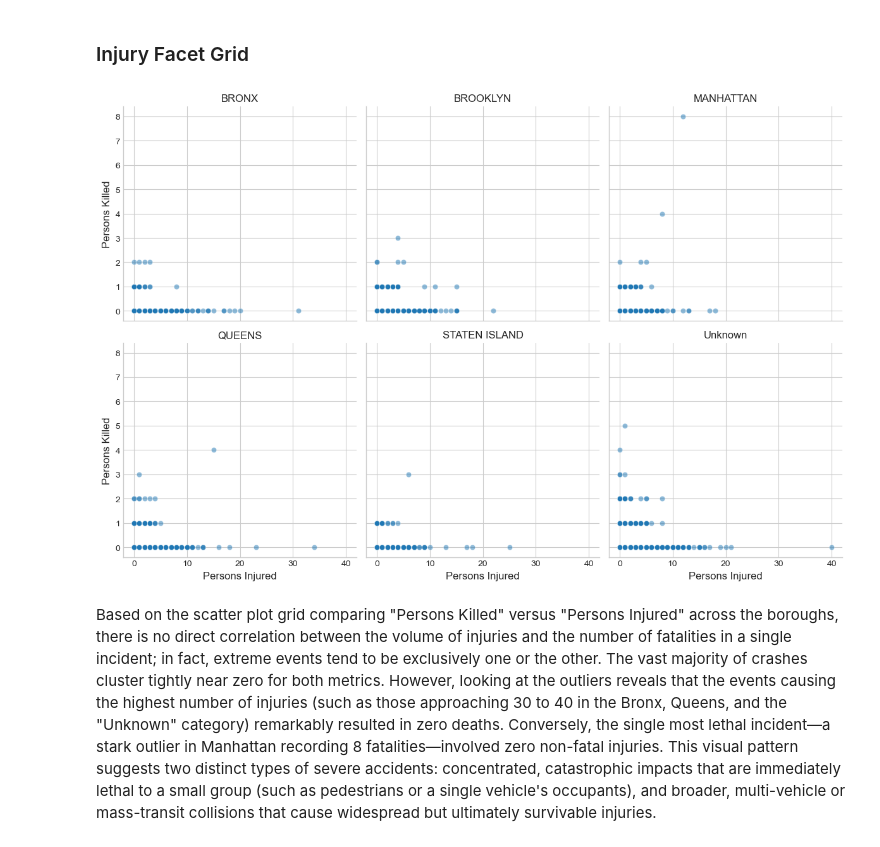
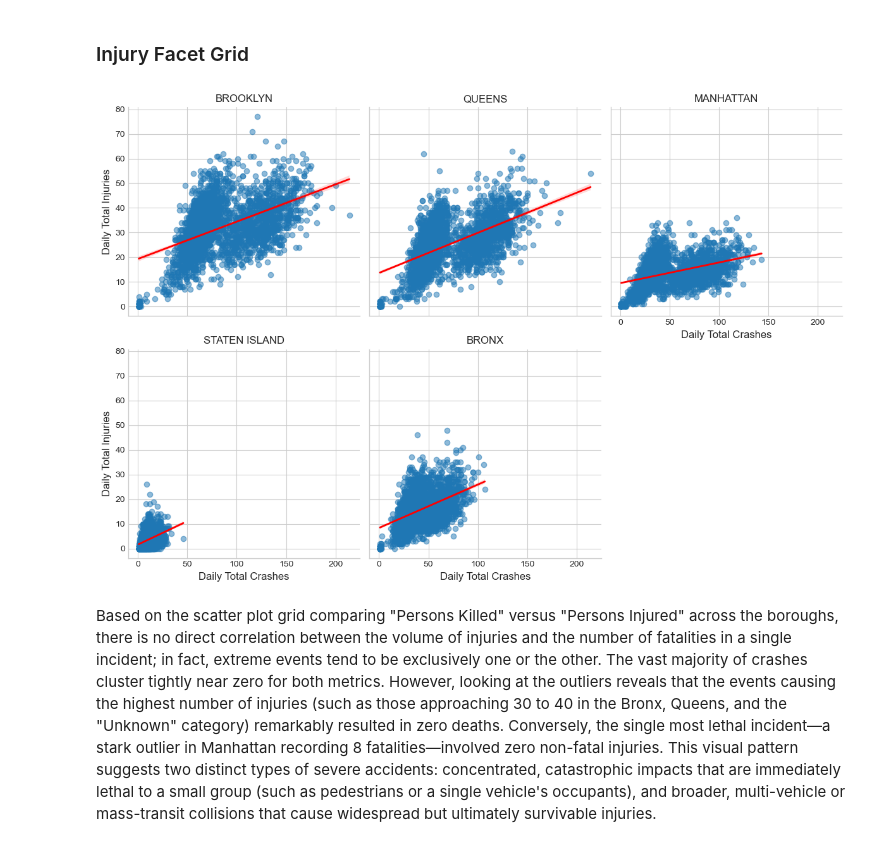
Before and after one commit to poojamengaji/Motor_Vehicle_Collision_Crashes_Dashboard, a Jupyter notebook: motor_crashes_eda.ipynb, the cells around one changed output. Saved outputs shown, nothing was run; the diff lists cells and outputs as text; code cells hidden in the pictures.

Commit message:
Changed injury scatter plot

```diff
--- a/motor_crashes_eda.ipynb
+++ b/motor_crashes_eda.ipynb
@@ -335,31 +335,30 @@ fig.savefig("plots/TotalInjuriesbyHour.png", dpi=300, bbox_inches="tight")
 The line chart of "Total Injuries by Hour" demonstrates a clear bimodal distribution that closely tracks typical daily commuting patterns. Injuries reach their absolute lowest point during the early morning hours (3:00 AM to 5:00 AM) before experiencing a sharp rise that peaks around 8:00 AM, coinciding with the morning rush hour. Following a minor mid-morning dip, there is a sustained and significant climb throughout the afternoon, culminating in a daily maximum at 5:00 PM (17:00). This evening peak is notably higher and broader than the morning surge, suggesting that the combination of increased traffic volume, driver fatigue, and diminishing daylight during the evening commute creates the highest-risk window for injuries. After 6:00 PM, injury counts steadily decline as traffic volume tapers off into the night.
 # %% [markdown]
 ### Injury Facet Grid
-# %%
-borough_order = sorted(df['BOROUGH'].unique())
-
-g = sns.FacetGrid(
-    df,
-    col="BOROUGH",
-    col_wrap=3,
-    height=4,
-    col_order=borough_order
-)
-
-g.map_dataframe(
-    sns.scatterplot,
-    x="NUMBER OF PERSONS INJURED",
-    y="NUMBER OF PERSONS KILLED",
-    alpha=0.5
-)
-
-g.set_axis_labels("Persons Injured", "Persons Killed")
-g.set_titles("{col_name}")
-
-plt.tight_layout()
-plt.savefig("plots/Injury_vs_Killed_By_Borough.png", dpi=300, bbox_inches="tight")
-# %% [output]
-[figure, removed]
+# %%
+daily_borough_df = df.groupby(['CRASH DATE', 'BOROUGH']).agg(
+    Total_Crashes=('COLLISION_ID', 'count'),      # Assuming COLLISION_ID is your unique key
+    Total_Injuries=('NUMBER OF PERSONS INJURED', 'sum')
+).reset_index()
+
+g = sns.lmplot(
+    data=daily_borough_df,
+    x="Total_Crashes",
+    y="Total_Injuries",
+    col="BOROUGH",
+    col_wrap=3,
+    height=4,
+    scatter_kws={'alpha': 0.5, 'color': '#1f77b4'},
+    line_kws={'color': 'red', 'linewidth': 2}
+)
+g.set_axis_labels("Daily Total Crashes", "Daily Total Injuries")
+g.set_titles(col_template="{col_name}")
+
+plt.tight_layout()
+plt.savefig("plots/Correlated_Facet_Grid.png", dpi=300)
+plt.show()
+# %% [output]
+[figure, added]
 # %% [markdown]
 Based on the scatter plot grid comparing "Persons Killed" versus "Persons Injured" across the boroughs, there is no direct correlation between the volume of injuries and the number of fatalities in a single incident; in fact, extreme events tend to be exclusively one or the other. The vast majority of crashes cluster tightly near zero for both metrics. However, looking at the outliers reveals that the events causing the highest number of injuries (such as those approaching 30 to 40 in the Bronx, Queens, and the "Unknown" category) remarkably resulted in zero deaths. Conversely, the single most lethal incident—a stark outlier in Manhattan recording 8 fatalities—involved zero non-fatal injuries. This visual pattern suggests two distinct types of severe accidents: concentrated, catastrophic impacts that are immediately lethal to a small group (such as pedestrians or a single vehicle's occupants), and broader, multi-vehicle or mass-transit collisions that cause widespread but ultimately survivable injuries.
 # %% [markdown]
```
Also changed, not shown: 1 other file.
